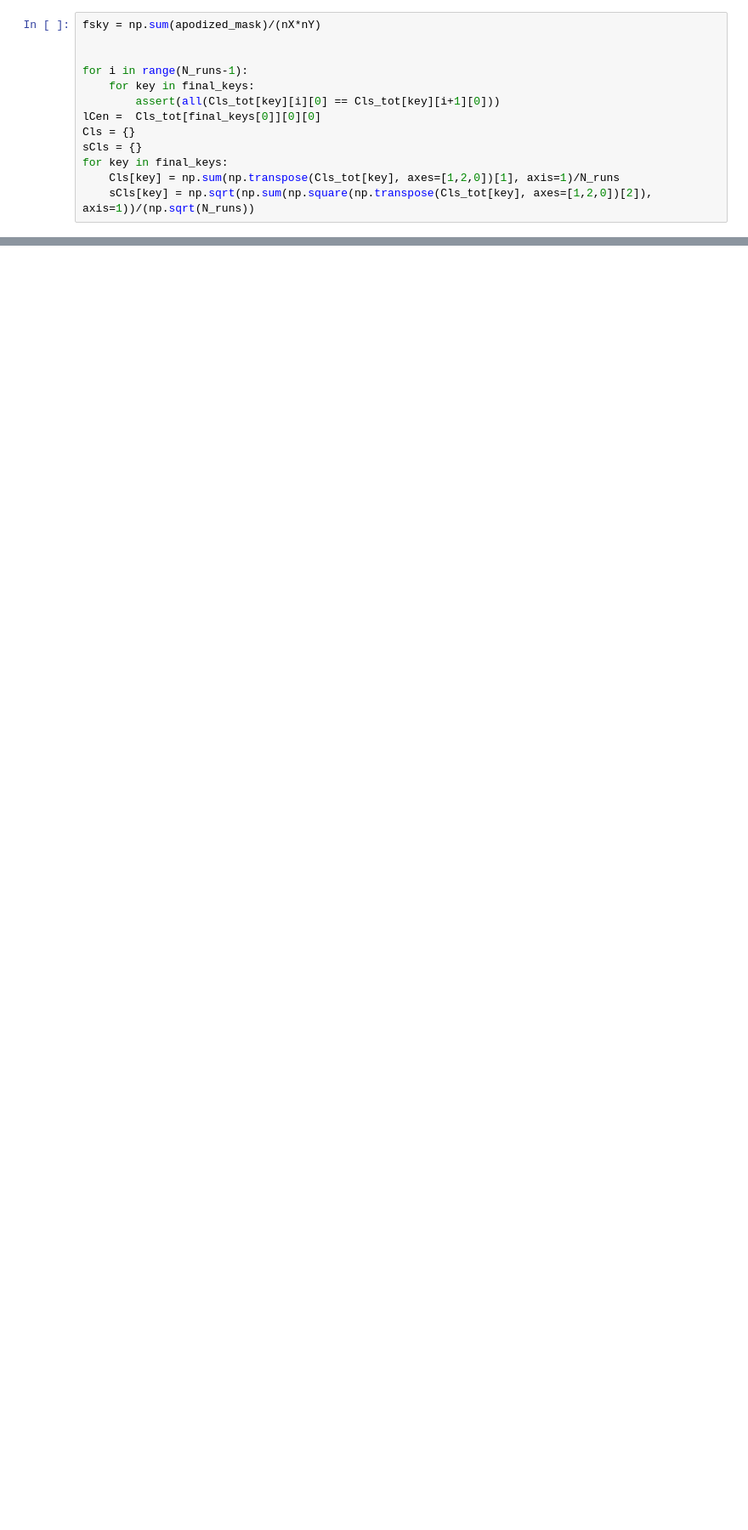
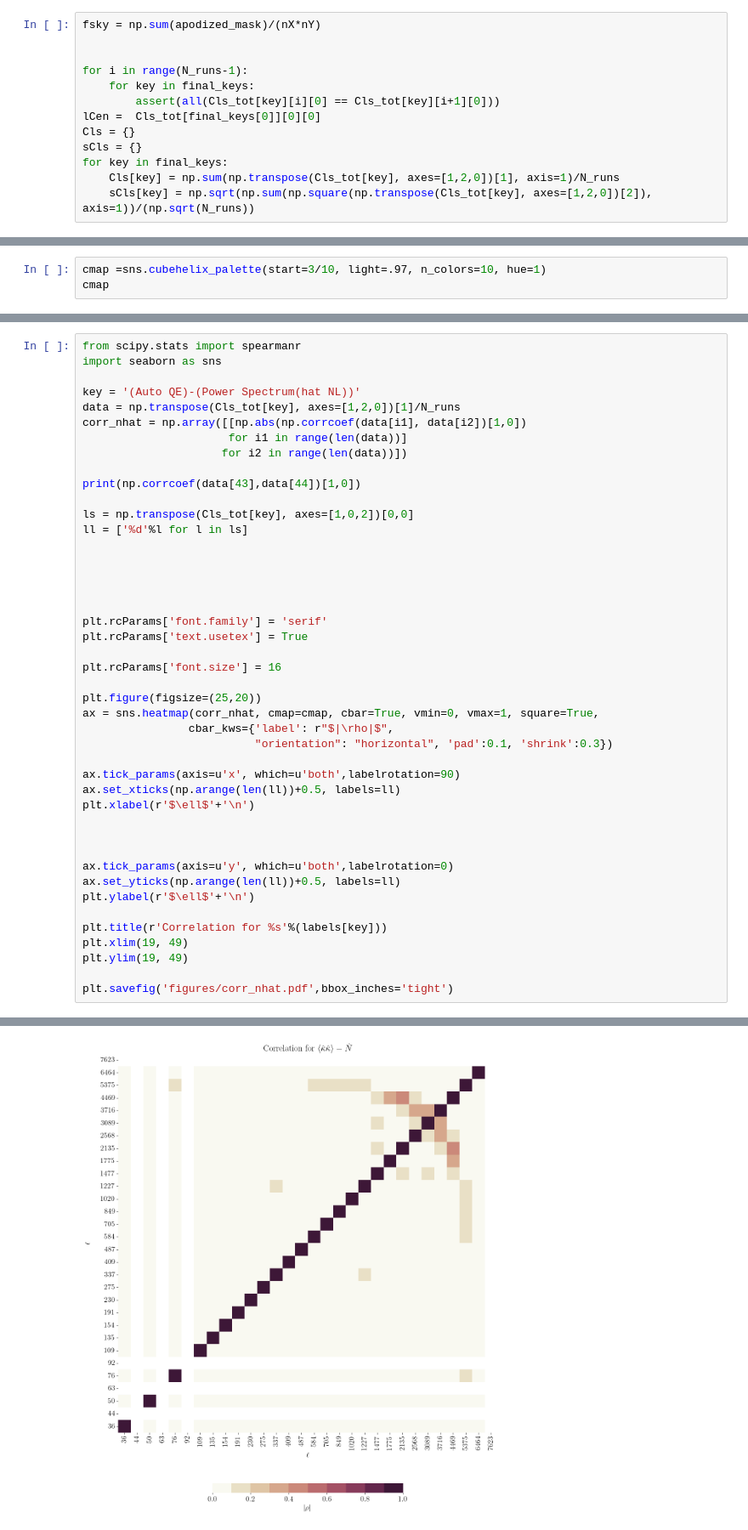
Before and after one commit to DelonShen/LensQuEst, a Jupyter notebook: dev/compute_PS_aux.ipynb, the cells around one changed output, grey strips where cells are left out. Shown at 85% size. Drawn from its saved outputs; the diff is of its cells as text; blank space fills up the shorter version.

```diff
--- a/dev/compute_PS_aux.ipynb
+++ b/dev/compute_PS_aux.ipynb
@@ -173,0 +248,3 @@ plt.rcParams.update({
+# %%
+cmap =sns.cubehelix_palette(start=3/10, light=.97, n_colors=10, hue=1)
+cmap
@@ -173,0 +262,45 @@ plt.rcParams.update({
+# %%
+from scipy.stats import spearmanr
+import seaborn as sns
+
+key = '(Auto QE)-(Power Spectrum(hat NL))'
+data = np.transpose(Cls_tot[key], axes=[1,2,0])[1]/N_runs
+corr_nhat = np.array([[np.abs(np.corrcoef(data[i1], data[i2])[1,0])
+                      for i1 in range(len(data))]
+                     for i2 in range(len(data))])
+
+print(np.corrcoef(data[43],data[44])[1,0])
+
+ls = np.transpose(Cls_tot[key], axes=[1,0,2])[0,0]
+ll = ['%d'%l for l in ls]
+
+
+
+
+
+plt.rcParams['font.family'] = 'serif'
+plt.rcParams['text.usetex'] = True
+
+plt.rcParams['font.size'] = 16
+
+plt.figure(figsize=(25,20))
+ax = sns.heatmap(corr_nhat, cmap=cmap, cbar=True, vmin=0, vmax=1, square=True,
+                cbar_kws={'label': r"$|\rho|$",
+                          "orientation": "horizontal", 'pad':0.1, 'shrink':0.3})
+
+ax.tick_params(axis=u'x', which=u'both',labelrotation=90)
+ax.set_xticks(np.arange(len(ll))+0.5, labels=ll)
+plt.xlabel(r'$\ell$'+'\n')
+
+
+
+ax.tick_params(axis=u'y', which=u'both',labelrotation=0)
+ax.set_yticks(np.arange(len(ll))+0.5, labels=ll)
+plt.ylabel(r'$\ell$'+'\n')
+
+plt.title(r'Correlation for %s'%(labels[key]))
+plt.xlim(19, 49)
+plt.ylim(19, 49)
+
+plt.savefig('figures/corr_nhat.pdf',bbox_inches='tight')
+# %% [output]
@@ -173,0 +308 @@ plt.rcParams.update({
+[figure, added]
```
Also changed, not shown: parts of 11 cells of this notebook, 19 other files.
